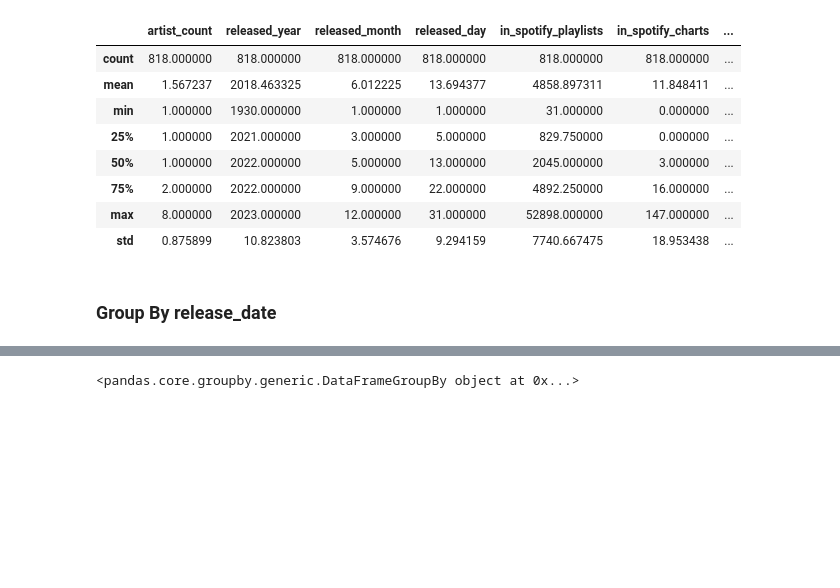
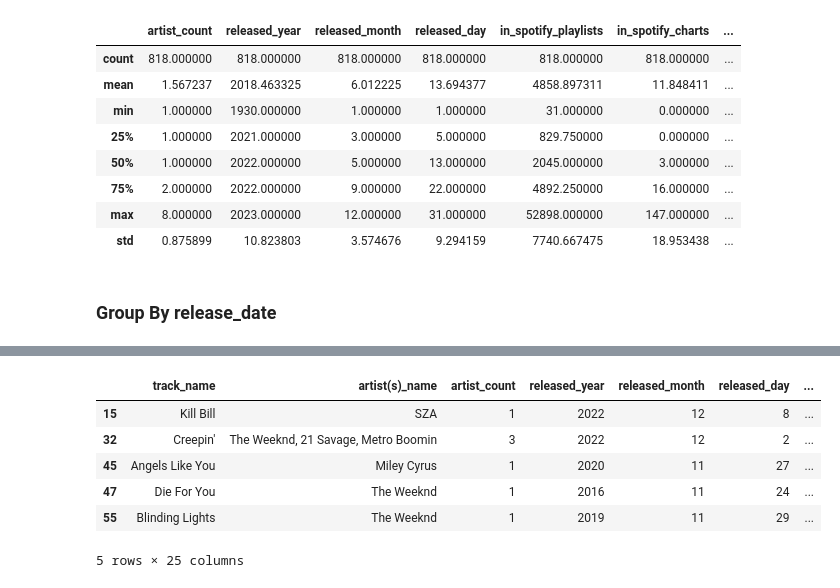
Before and after one commit to ToshiroHJJZ/DS_Final_Project, a Jupyter notebook: Final_Project.ipynb, the cells around one changed output, grey strips where cells are left out. Cells and saved outputs as stored; diff of their text form; code cells hidden in the pictures; blank space fills up the shorter version.

```diff
--- a/Final_Project.ipynb
+++ b/Final_Project.ipynb
@@ -134,4 +164,11 @@ new_data.groupby(new_data['release_date'])
 # %%
-new_data.groupby(new_data['release_date'].map(lambda x: x.year))
+ds= data[(data['release_date'].dt.month >=11)]
+ds.head()
 # %% [output]
+|  | track_name | artist(s)_name | artist_count | released_year | released_month | released_day | ... |
+| 15 | Kill Bill | SZA | 1 | 2022 | 12 | 8 | ... |
+| 32 | Creepin' | The Weeknd, 21 Savage, Metro Boomin | 3 | 2022 | 12 | 2 | ... |
+| 45 | Angels Like You | Miley Cyrus | 1 | 2020 | 11 | 27 | ... |
+| 47 | Die For You | The Weeknd | 1 | 2016 | 11 | 24 | ... |
+| 55 | Blinding Lights | The Weeknd | 1 | 2019 | 11 | 29 | ... |
-<pandas.core.groupby.generic.DataFrameGroupBy object at 0x...>
+5 rows × 25 columns
```
Also changed, not shown: parts of 20 cells of this notebook.
